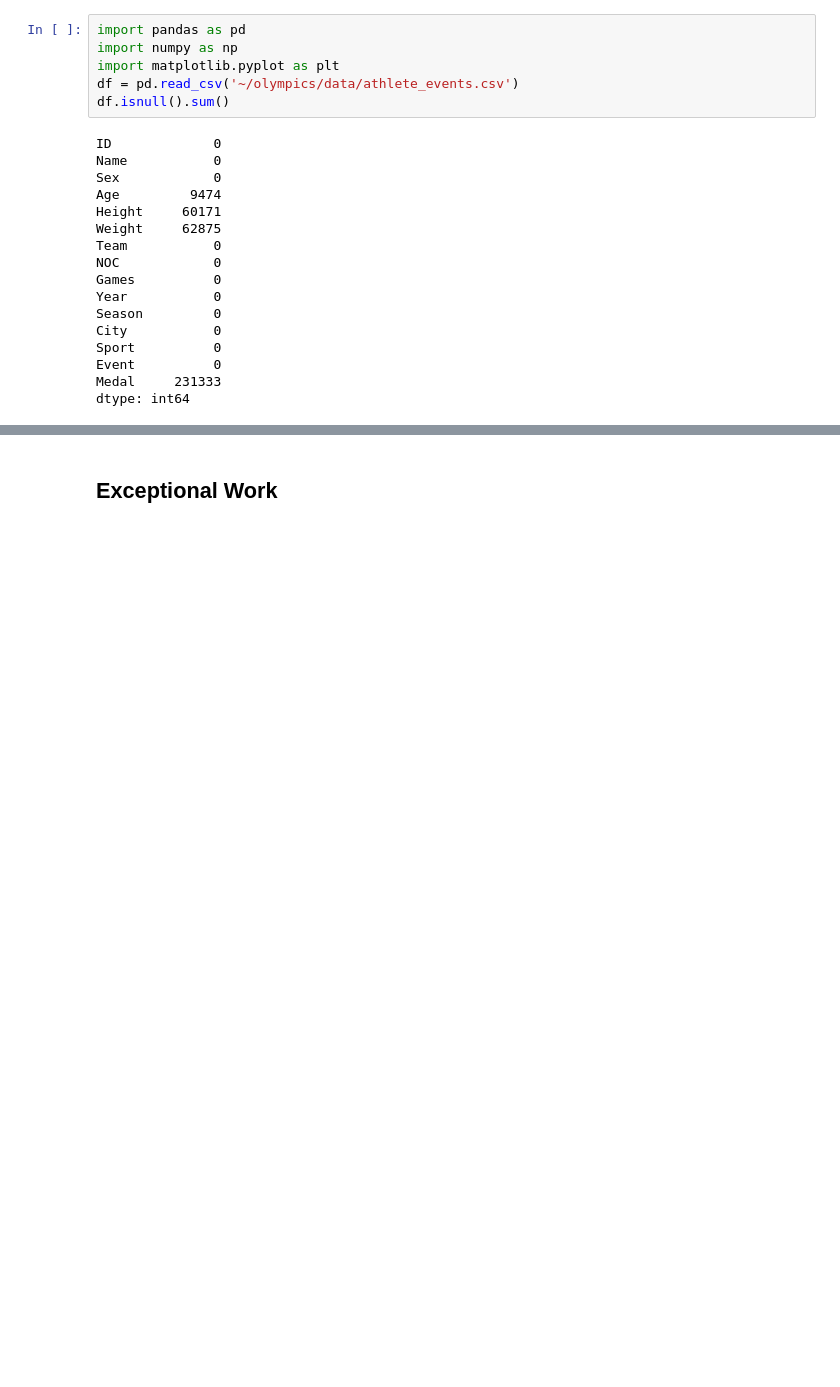
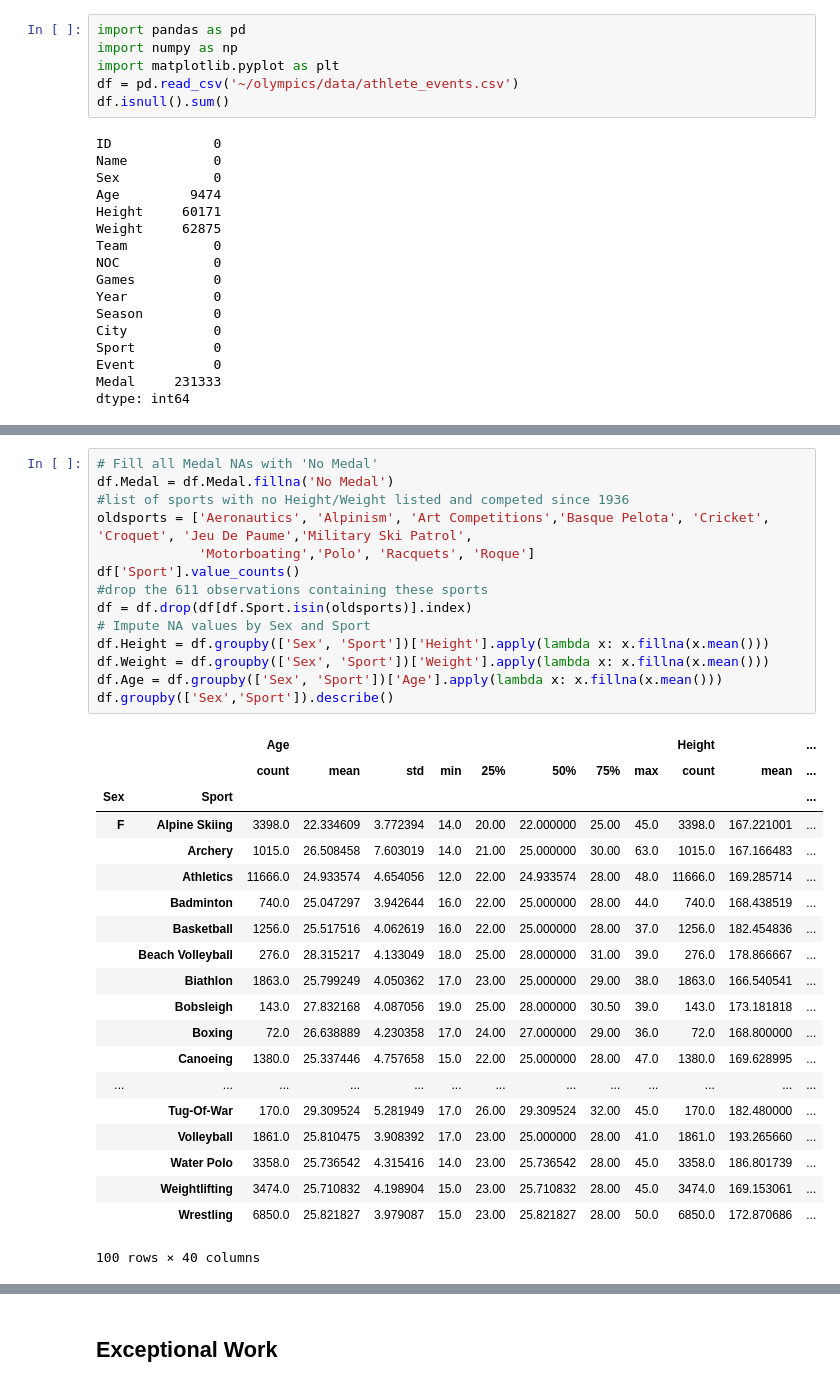
Before and after one commit to i4a/olympics, a Jupyter notebook: code/DataQualExcepWork.ipynb, the cells around one changed output, grey strips where cells are left out. Drawn from its saved outputs; the diff is of its cells as text; blank space fills up the shorter version.

```diff
--- a/code/DataQualExcepWork.ipynb
+++ b/code/DataQualExcepWork.ipynb
@@ -80,0 +62,35 @@ dtype: int64
+# %%
+# Fill all Medal NAs with 'No Medal'
+df.Medal = df.Medal.fillna('No Medal')
+#list of sports with no Height/Weight listed and competed since 1936
+oldsports = ['Aeronautics', 'Alpinism', 'Art Competitions','Basque Pelota', 'Cricket', 'Croquet', 'Jeu De Paume','Military Ski Patrol',
+             'Motorboating','Polo', 'Racquets', 'Roque']
+df['Sport'].value_counts()
+#drop the 611 observations containing these sports
+df = df.drop(df[df.Sport.isin(oldsports)].index)
+# Impute NA values by Sex and Sport
+df.Height = df.groupby(['Sex', 'Sport'])['Height'].apply(lambda x: x.fillna(x.mean()))
+df.Weight = df.groupby(['Sex', 'Sport'])['Weight'].apply(lambda x: x.fillna(x.mean()))
+df.Age = df.groupby(['Sex', 'Sport'])['Age'].apply(lambda x: x.fillna(x.mean()))
+df.groupby(['Sex','Sport']).describe()
+# %% [output]
+|  |  | Age |  |  |  |  |  |  |  | Height |  | ... |
+|  |  | count | mean | std | min | 25% | 50% | 75% | max | count | mean | ... |
+| Sex | Sport |  |  |  |  |  |  |  |  |  |  | ... |
+| F | Alpine Skiing | 3398.0 | 22.334609 | 3.772394 | 14.0 | 20.00 | 22.000000 | 25.00 | 45.0 | 3398.0 | 167.221001 | ... |
+|  | Archery | 1015.0 | 26.508458 | 7.603019 | 14.0 | 21.00 | 25.000000 | 30.00 | 63.0 | 1015.0 | 167.166483 | ... |
+|  | Athletics | 11666.0 | 24.933574 | 4.654056 | 12.0 | 22.00 | 24.933574 | 28.00 | 48.0 | 11666.0 | 169.285714 | ... |
+|  | Badminton | 740.0 | 25.047297 | 3.942644 | 16.0 | 22.00 | 25.000000 | 28.00 | 44.0 | 740.0 | 168.438519 | ... |
+|  | Basketball | 1256.0 | 25.517516 | 4.062619 | 16.0 | 22.00 | 25.000000 | 28.00 | 37.0 | 1256.0 | 182.454836 | ... |
+|  | Beach Volleyball | 276.0 | 28.315217 | 4.133049 | 18.0 | 25.00 | 28.000000 | 31.00 | 39.0 | 276.0 | 178.866667 | ... |
+|  | Biathlon | 1863.0 | 25.799249 | 4.050362 | 17.0 | 23.00 | 25.000000 | 29.00 | 38.0 | 1863.0 | 166.540541 | ... |
+|  | Bobsleigh | 143.0 | 27.832168 | 4.087056 | 19.0 | 25.00 | 28.000000 | 30.50 | 39.0 | 143.0 | 173.181818 | ... |
+|  | Boxing | 72.0 | 26.638889 | 4.230358 | 17.0 | 24.00 | 27.000000 | 29.00 | 36.0 | 72.0 | 168.800000 | ... |
+|  | Canoeing | 1380.0 | 25.337446 | 4.757658 | 15.0 | 22.00 | 25.000000 | 28.00 | 47.0 | 1380.0 | 169.628995 | ... |
+| ... | ... | ... | ... | ... | ... | ... | ... | ... | ... | ... | ... | ... |
+|  | Tug-Of-War | 170.0 | 29.309524 | 5.281949 | 17.0 | 26.00 | 29.309524 | 32.00 | 45.0 | 170.0 | 182.480000 | ... |
+|  | Volleyball | 1861.0 | 25.810475 | 3.908392 | 17.0 | 23.00 | 25.000000 | 28.00 | 41.0 | 1861.0 | 193.265660 | ... |
+|  | Water Polo | 3358.0 | 25.736542 | 4.315416 | 14.0 | 23.00 | 25.736542 | 28.00 | 45.0 | 3358.0 | 186.801739 | ... |
+|  | Weightlifting | 3474.0 | 25.710832 | 4.198904 | 15.0 | 23.00 | 25.710832 | 28.00 | 45.0 | 3474.0 | 169.153061 | ... |
+|  | Wrestling | 6850.0 | 25.821827 | 3.979087 | 15.0 | 23.00 | 25.821827 | 28.00 | 50.0 | 6850.0 | 172.870686 | ... |
+100 rows × 40 columns
```
Also changed, not shown: parts of 2 cells of this notebook.
